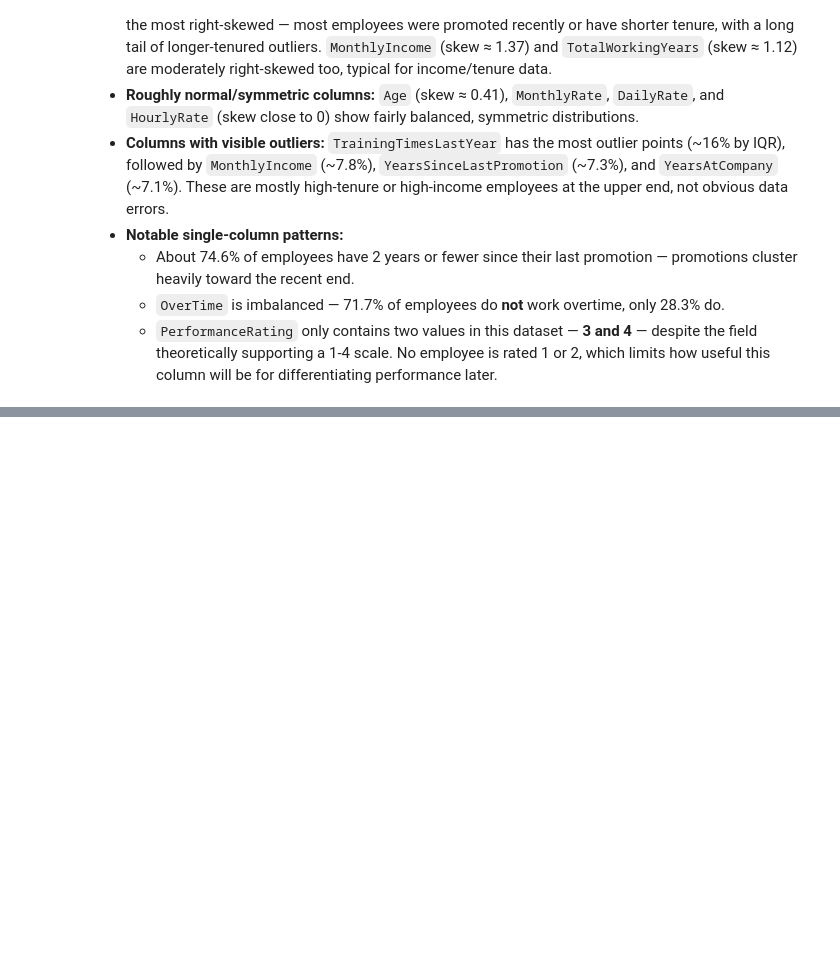
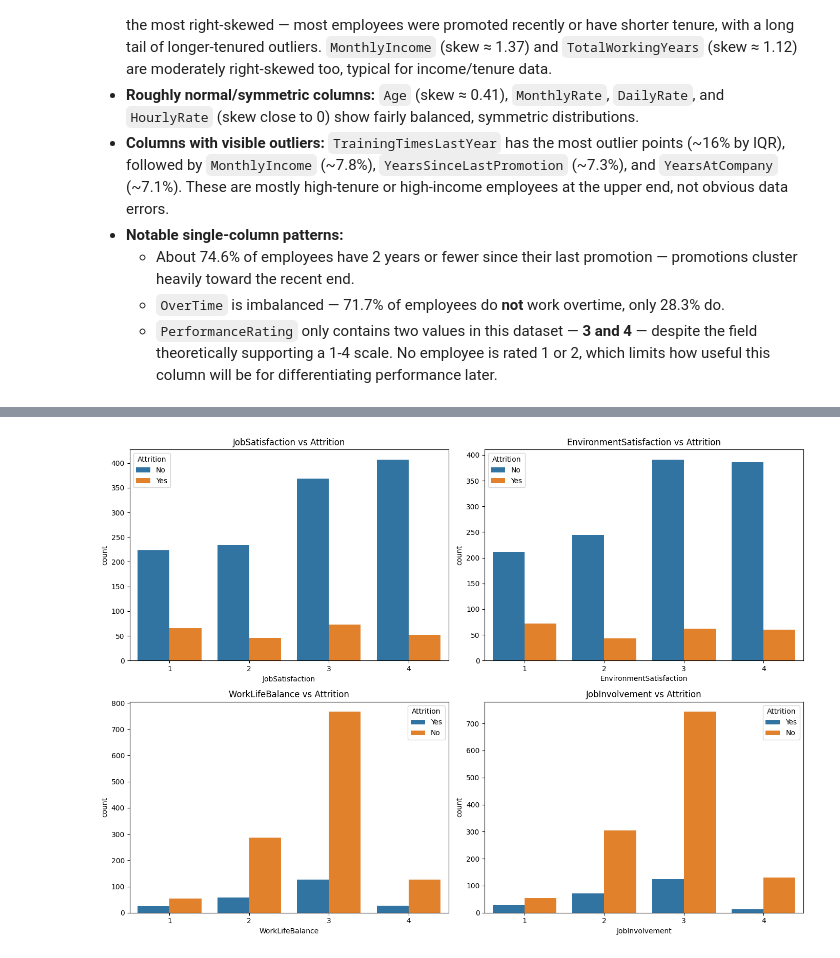
Before and after one commit to Shreyashs-dg/hr-attrition-eda, a Jupyter notebook: notebooks/01_eda_hr_attrition.ipynb, the cells around one changed output, grey strips where cells are left out. Saved outputs shown, nothing was run; the diff lists cells and outputs as text; code cells hidden in the pictures; blank space fills up the shorter version.

```diff
--- a/notebooks/01_eda_hr_attrition.ipynb
+++ b/notebooks/01_eda_hr_attrition.ipynb
@@ -337,0 +396,11 @@ dtype: float64
+# %%
+key_ordinal = ['JobSatisfaction', 'EnvironmentSatisfaction', 'WorkLifeBalance', 'JobInvolvement']
+
+fig, axes = plt.subplots(2, 2, figsize=(14, 10))
+for ax, col in zip(axes.flatten(), key_ordinal):
+    sns.countplot(data=df, x=col, hue='Attrition', ax=ax)
+    ax.set_title(f'{col} vs Attrition')
+plt.tight_layout()
+plt.show()
+# %% [output]
+[figure, added]
```
Also changed, not shown: parts of 11 cells of this notebook.
